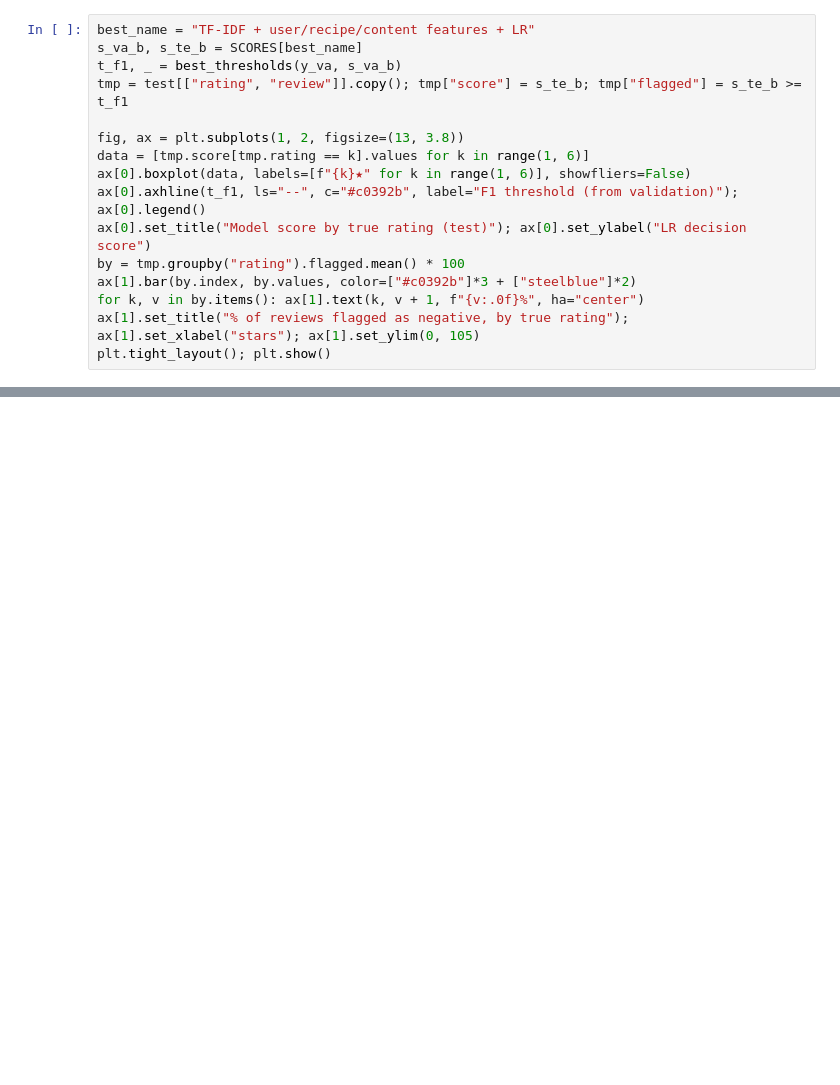
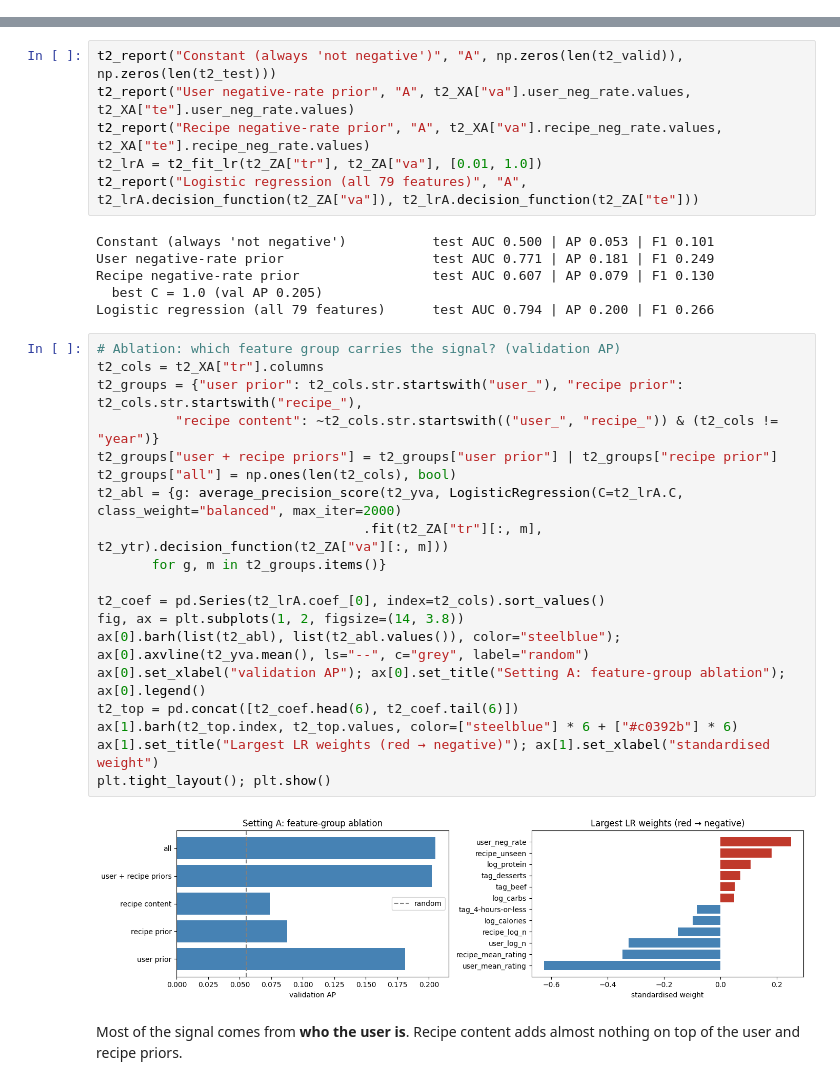
Before and after one commit to jut008/cse258-recipe-prediction-model, a Jupyter notebook: scratch/tom.ipynb, the cells around one changed output, grey strips where cells are left out. Saved outputs shown, nothing was run; the diff lists cells and outputs as text; blank space fills up the shorter version.

```diff
--- a/scratch/tom.ipynb
+++ b/scratch/tom.ipynb
@@ -500,16 +0,0 @@ plt.tight_layout(); plt.show()
-# %%
-best_name = "TF-IDF + user/recipe/content features + LR"
-s_va_b, s_te_b = SCORES[best_name]
-t_f1, _ = best_thresholds(y_va, s_va_b)
-tmp = test[["rating", "review"]].copy(); tmp["score"] = s_te_b; tmp["flagged"] = s_te_b >= t_f1
-
-fig, ax = plt.subplots(1, 2, figsize=(13, 3.8))
-data = [tmp.score[tmp.rating == k].values for k in range(1, 6)]
-ax[0].boxplot(data, labels=[f"{k}★" for k in range(1, 6)], showfliers=False)
-ax[0].axhline(t_f1, ls="--", c="#c0392b", label="F1 threshold (from validation)"); ax[0].legend()
-ax[0].set_title("Model score by true rating (test)"); ax[0].set_ylabel("LR decision score")
-by = tmp.groupby("rating").flagged.mean() * 100
-ax[1].bar(by.index, by.values, color=["#c0392b"]*3 + ["steelblue"]*2)
-for k, v in by.items(): ax[1].text(k, v + 1, f"{v:.0f}%", ha="center")
-ax[1].set_title("% of reviews flagged as negative, by true rating"); ax[1].set_xlabel("stars"); ax[1].set_ylim(0, 105)
-plt.tight_layout(); plt.show()
@@ -602,0 +167,35 @@ AUC  for 3★ vs 4–5★ only        : 0.9685
+# %%
+t2_report("Constant (always 'not negative')", "A", np.zeros(len(t2_valid)), np.zeros(len(t2_test)))
+t2_report("User negative-rate prior", "A", t2_XA["va"].user_neg_rate.values, t2_XA["te"].user_neg_rate.values)
+t2_report("Recipe negative-rate prior", "A", t2_XA["va"].recipe_neg_rate.values, t2_XA["te"].recipe_neg_rate.values)
+t2_lrA = t2_fit_lr(t2_ZA["tr"], t2_ZA["va"], [0.01, 1.0])
+t2_report("Logistic regression (all 79 features)", "A", t2_lrA.decision_function(t2_ZA["va"]), t2_lrA.decision_function(t2_ZA["te"]))
+# %% [output]
+Constant (always 'not negative')           test AUC 0.500 | AP 0.053 | F1 0.101
+User negative-rate prior                   test AUC 0.771 | AP 0.181 | F1 0.249
+Recipe negative-rate prior                 test AUC 0.607 | AP 0.079 | F1 0.130
+  best C = 1.0 (val AP 0.205)
+Logistic regression (all 79 features)      test AUC 0.794 | AP 0.200 | F1 0.266
+# %%
+# Ablation: which feature group carries the signal? (validation AP)
+t2_cols = t2_XA["tr"].columns
+t2_groups = {"user prior": t2_cols.str.startswith("user_"), "recipe prior": t2_cols.str.startswith("recipe_"),
+          "recipe content": ~t2_cols.str.startswith(("user_", "recipe_")) & (t2_cols != "year")}
+t2_groups["user + recipe priors"] = t2_groups["user prior"] | t2_groups["recipe prior"]
+t2_groups["all"] = np.ones(len(t2_cols), bool)
+t2_abl = {g: average_precision_score(t2_yva, LogisticRegression(C=t2_lrA.C, class_weight="balanced", max_iter=2000)
+                                  .fit(t2_ZA["tr"][:, m], t2_ytr).decision_function(t2_ZA["va"][:, m]))
+       for g, m in t2_groups.items()}
+
+t2_coef = pd.Series(t2_lrA.coef_[0], index=t2_cols).sort_values()
+fig, ax = plt.subplots(1, 2, figsize=(14, 3.8))
+ax[0].barh(list(t2_abl), list(t2_abl.values()), color="steelblue"); ax[0].axvline(t2_yva.mean(), ls="--", c="grey", label="random")
+ax[0].set_xlabel("validation AP"); ax[0].set_title("Setting A: feature-group ablation"); ax[0].legend()
+t2_top = pd.concat([t2_coef.head(6), t2_coef.tail(6)])
+ax[1].barh(t2_top.index, t2_top.values, color=["steelblue"] * 6 + ["#c0392b"] * 6)
+ax[1].set_title("Largest LR weights (red → negative)"); ax[1].set_xlabel("standardised weight")
+plt.tight_layout(); plt.show()
+# %% [output]
+[figure, added]
+# %% [markdown]
+Most of the signal comes from **who the user is**. Recipe content adds almost nothing on top of the user and recipe priors.
```
Also changed, not shown: parts of 54 cells of this notebook.
